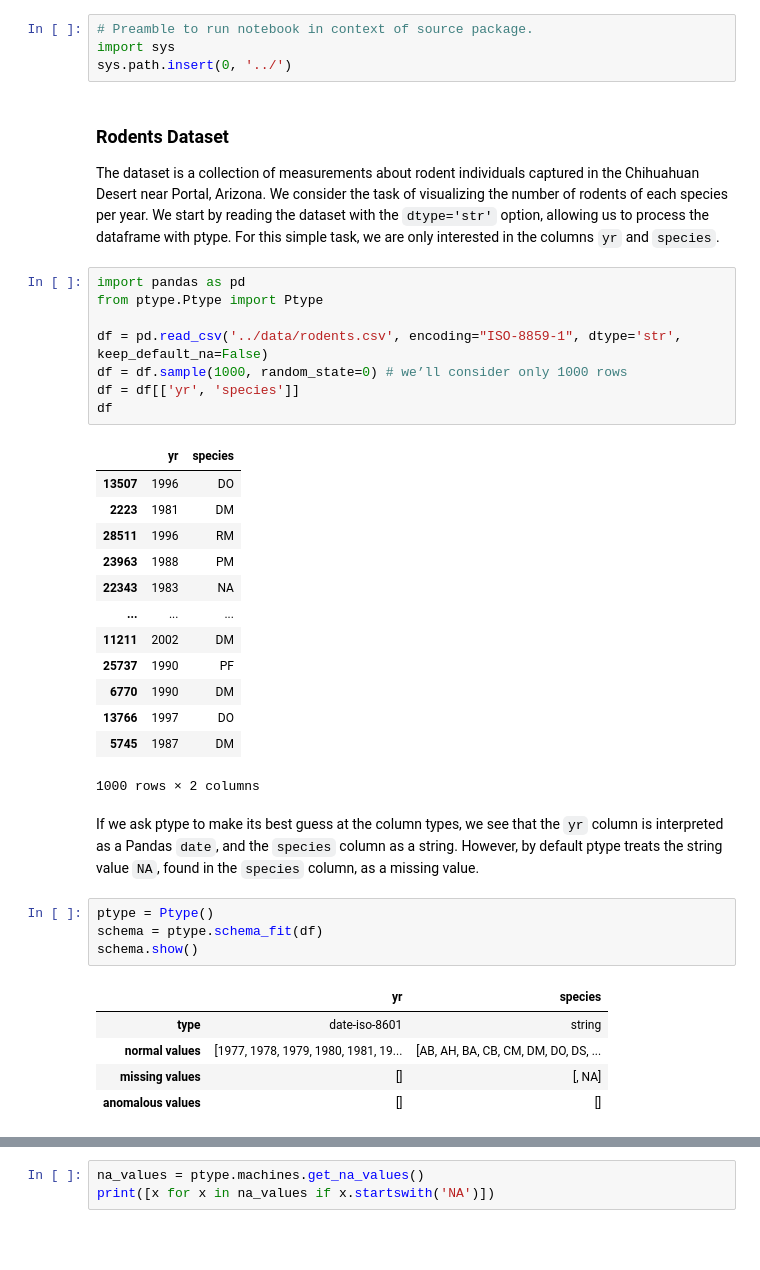
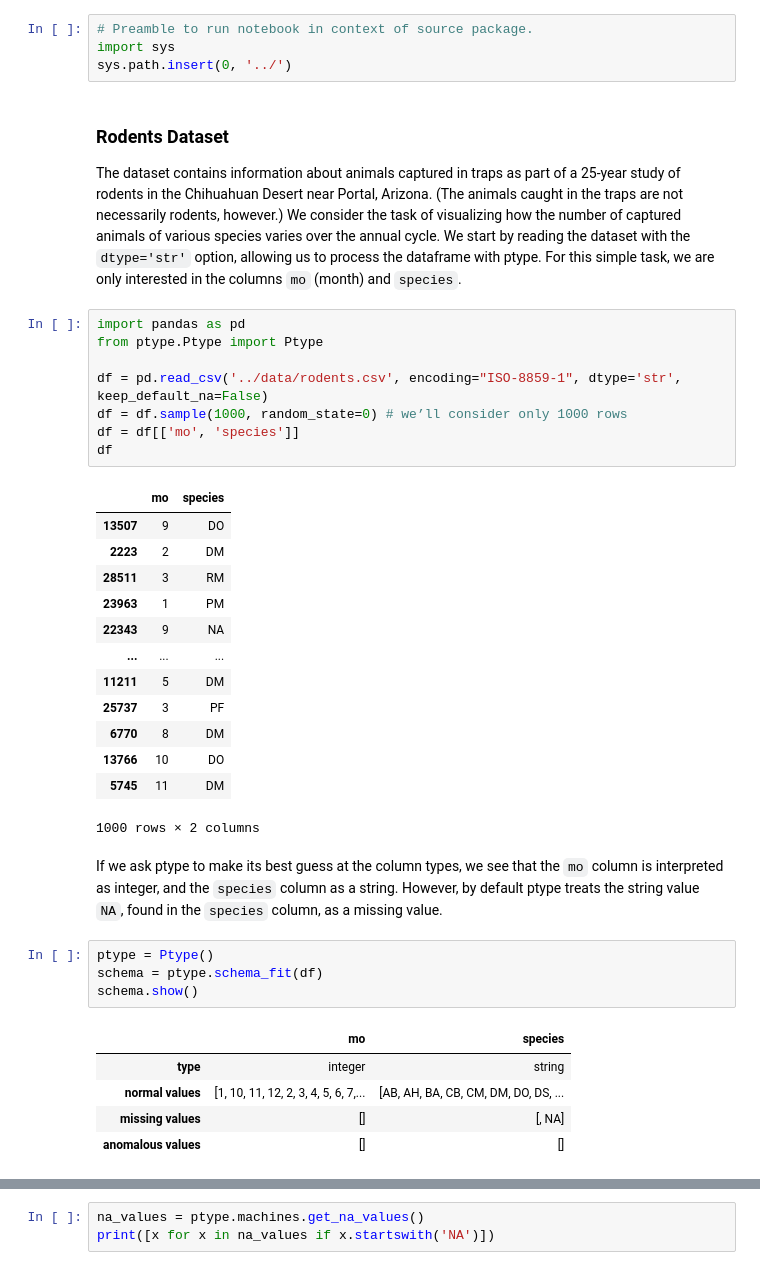
Before and after one commit to alan-turing-institute/ptype, a Jupyter notebook: notebooks/reclassify-missing-values.ipynb, the cells around one changed output, grey strips where cells are left out. Drawn from its saved outputs; the diff is of its cells as text; blank space fills up the shorter version.

```diff
--- a/notebooks/reclassify-missing-values.ipynb
+++ b/notebooks/reclassify-missing-values.ipynb
@@ -8,39 +8,39 @@ import sys
 sys.path.insert(0, '../')
 # %% [markdown]
 ### Rodents Dataset
-The dataset is a collection of measurements about rodent individuals captured in the Chihuahuan Desert near Portal, Arizona. We consider the task of visualizing the number of rodents of each species per year. We start by reading the dataset with the `dtype='str'` option, allowing us to process the dataframe with ptype. For this simple task, we are only interested in the columns `yr` and `species`.
+The dataset contains information about animals captured in traps as part of a 25-year study of rodents in the Chihuahuan Desert near Portal, Arizona. (The animals caught in the traps are not necessarily rodents, however.) We consider the task of visualizing how the number of captured animals of various species varies over the annual cycle. We start by reading the dataset with the `dtype='str'` option, allowing us to process the dataframe with ptype. For this simple task, we are only interested in the columns `mo` (month) and `species`.
 # %%
 import pandas as pd
 from ptype.Ptype import Ptype
 
 df = pd.read_csv('../data/rodents.csv', encoding="ISO-8859-1", dtype='str', keep_default_na=False)
 df = df.sample(1000, random_state=0) # we’ll consider only 1000 rows
-df = df[['yr', 'species']]
+df = df[['mo', 'species']]
 df
 # %% [output]
-|  | yr | species |
-| 13507 | 1996 | DO |
-| 2223 | 1981 | DM |
-| 28511 | 1996 | RM |
-| 23963 | 1988 | PM |
-| 22343 | 1983 | NA |
+|  | mo | species |
+| 13507 | 9 | DO |
+| 2223 | 2 | DM |
+| 28511 | 3 | RM |
+| 23963 | 1 | PM |
+| 22343 | 9 | NA |
 | ... | ... | ... |
-| 11211 | 2002 | DM |
-| 25737 | 1990 | PF |
-| 6770 | 1990 | DM |
-| 13766 | 1997 | DO |
-| 5745 | 1987 | DM |
+| 11211 | 5 | DM |
+| 25737 | 3 | PF |
+| 6770 | 8 | DM |
+| 13766 | 10 | DO |
+| 5745 | 11 | DM |
 1000 rows × 2 columns
 # %% [markdown]
-If we ask ptype to make its best guess at the column types, we see that the `yr` column is interpreted as a Pandas `date`, and the `species` column as a string. However, by default ptype treats the string value `NA`, found in the `species` column, as a missing value.
+If we ask ptype to make its best guess at the column types, we see that the `mo` column is interpreted as integer, and the `species` column as a string. However, by default ptype treats the string value `NA`, found in the `species` column, as a missing value.
 # %%
 ptype = Ptype()
 schema = ptype.schema_fit(df)
 schema.show()
 # %% [output]
-|  | yr | species |
-| type | date-iso-8601 | string |
-| normal values | [1977, 1978, 1979, 1980, 1981, 19... | [AB, AH, BA, CB, CM, DM, DO, DS, ... |
+|  | mo | species |
+| type | integer | string |
+| normal values | [1, 10, 11, 12, 2, 3, 4, 5, 6, 7,... | [AB, AH, BA, CB, CM, DM, DO, DS, ... |
 | missing values | [] | [, NA] |
 | anomalous values | [] | [] |
 # %% [markdown]
```
Also changed, not shown: parts of 10 cells of this notebook.
